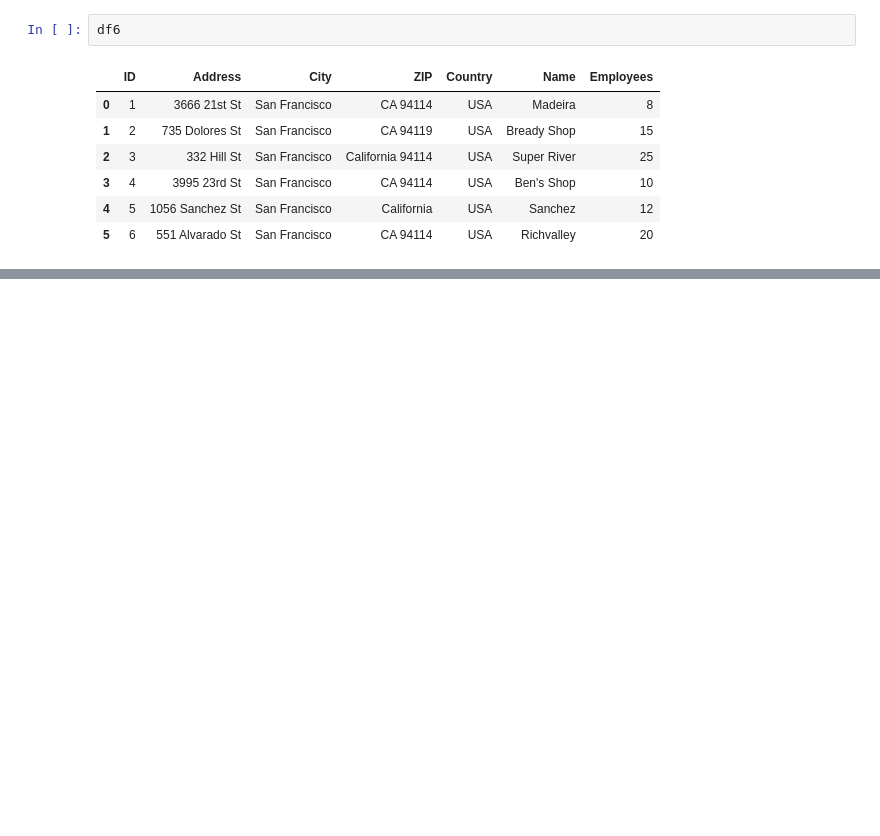
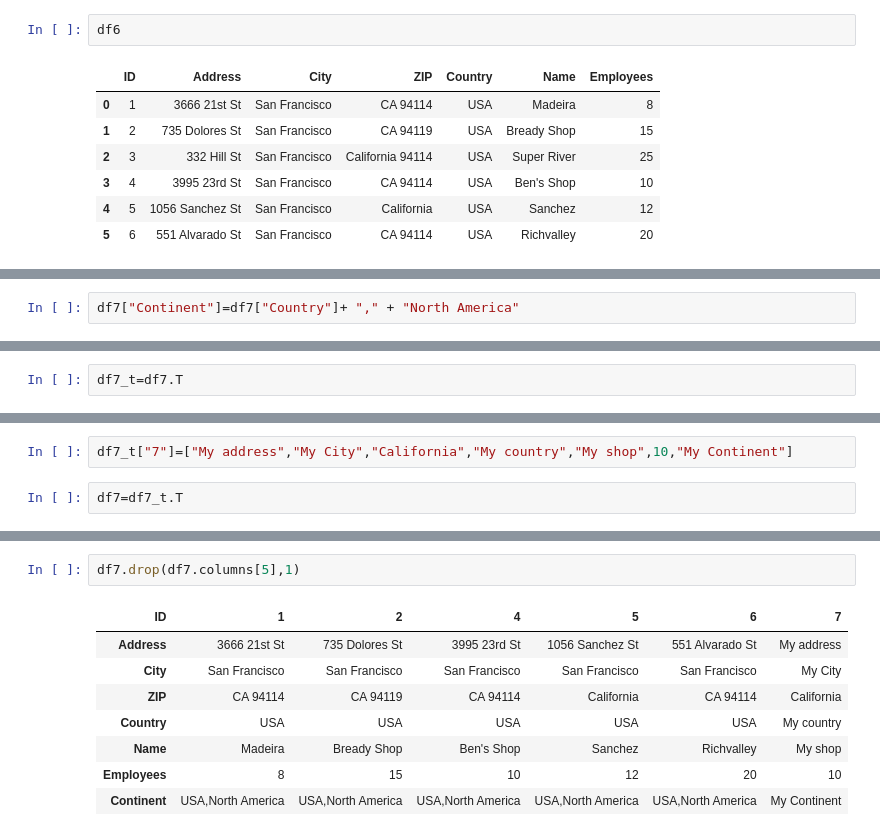
Before and after one commit to Evhenii99/Python-related, a Jupyter notebook: section 13 - Using Python with CSV, JSON and Excel files/supermarkets/Second experience.ipynb, the cells around one changed output, grey strips where cells are left out. Saved outputs shown, nothing was run; the diff lists cells and outputs as text; blank space fills up the shorter version.

```diff
--- a/section 13 - Using Python with CSV, JSON and Excel files/supermarkets/Second experience.ipynb
+++ b/section 13 - Using Python with CSV, JSON and Excel files/supermarkets/Second experience.ipynb
@@ -124,0 +248,2 @@ df7
+# %%
+df7["Continent"]=df7["Country"]+ "," + "North America"
@@ -124,0 +260,2 @@ df7
+# %%
+df7_t=df7.T
@@ -124,0 +273,4 @@ df7
+# %%
+df7_t["7"]=["My address","My City","California","My country","My shop",10,"My Continent"]
+# %%
+df7=df7_t.T
@@ -124,0 +288,11 @@ df7
+# %%
+df7.drop(df7.columns[5],1)
+# %% [output]
+| ID | 1 | 2 | 4 | 5 | 6 | 7 |
+| Address | 3666 21st St | 735 Dolores St | 3995 23rd St | 1056 Sanchez St | 551 Alvarado St | My address |
+| City | San Francisco | San Francisco | San Francisco | San Francisco | San Francisco | My City |
+| ZIP | CA 94114 | CA 94119 | CA 94114 | California | CA 94114 | California |
+| Country | USA | USA | USA | USA | USA | My country |
+| Name | Madeira | Bready Shop | Ben's Shop | Sanchez | Richvalley | My shop |
+| Employees | 8 | 15 | 10 | 12 | 20 | 10 |
+| Continent | USA,North America | USA,North America | USA,North America | USA,North America | USA,North America | My Continent |
```
Also changed, not shown: parts of 35 cells of this notebook, 1 other file.
